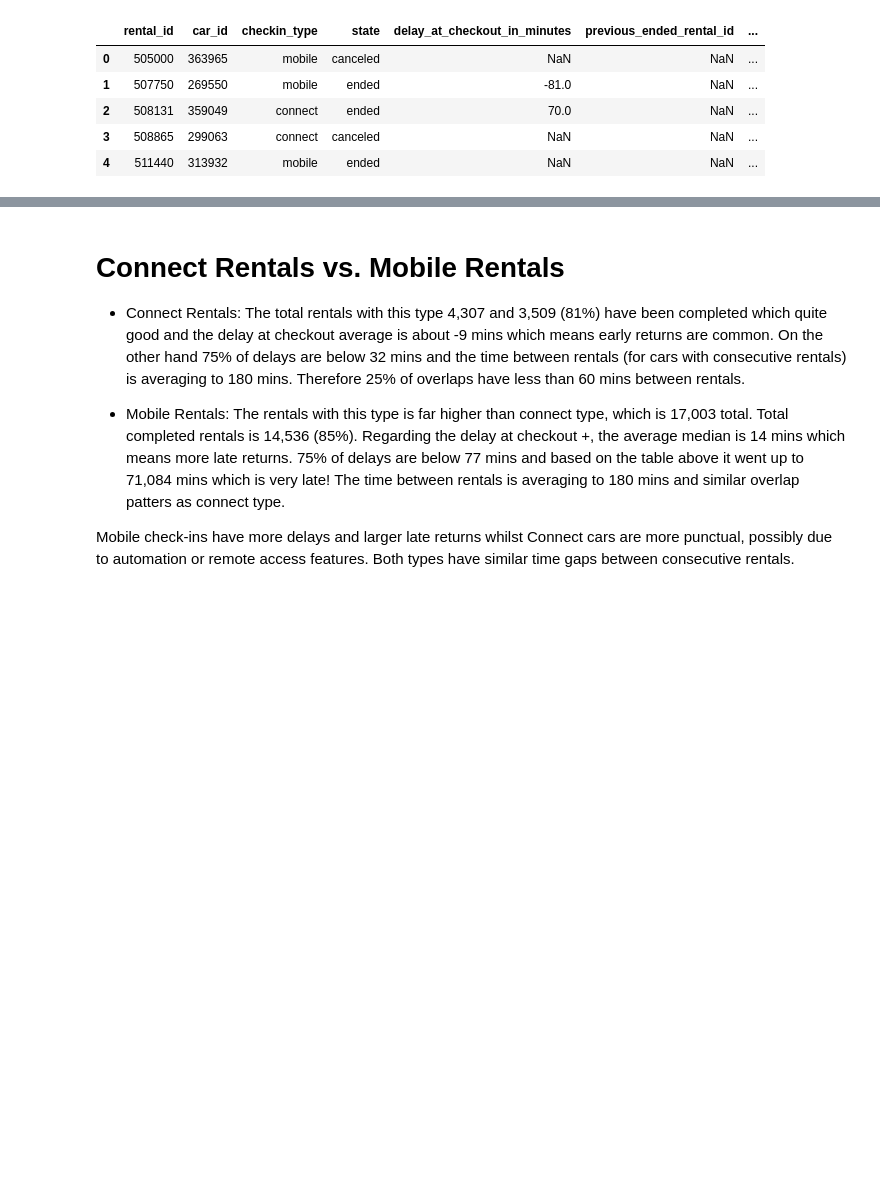
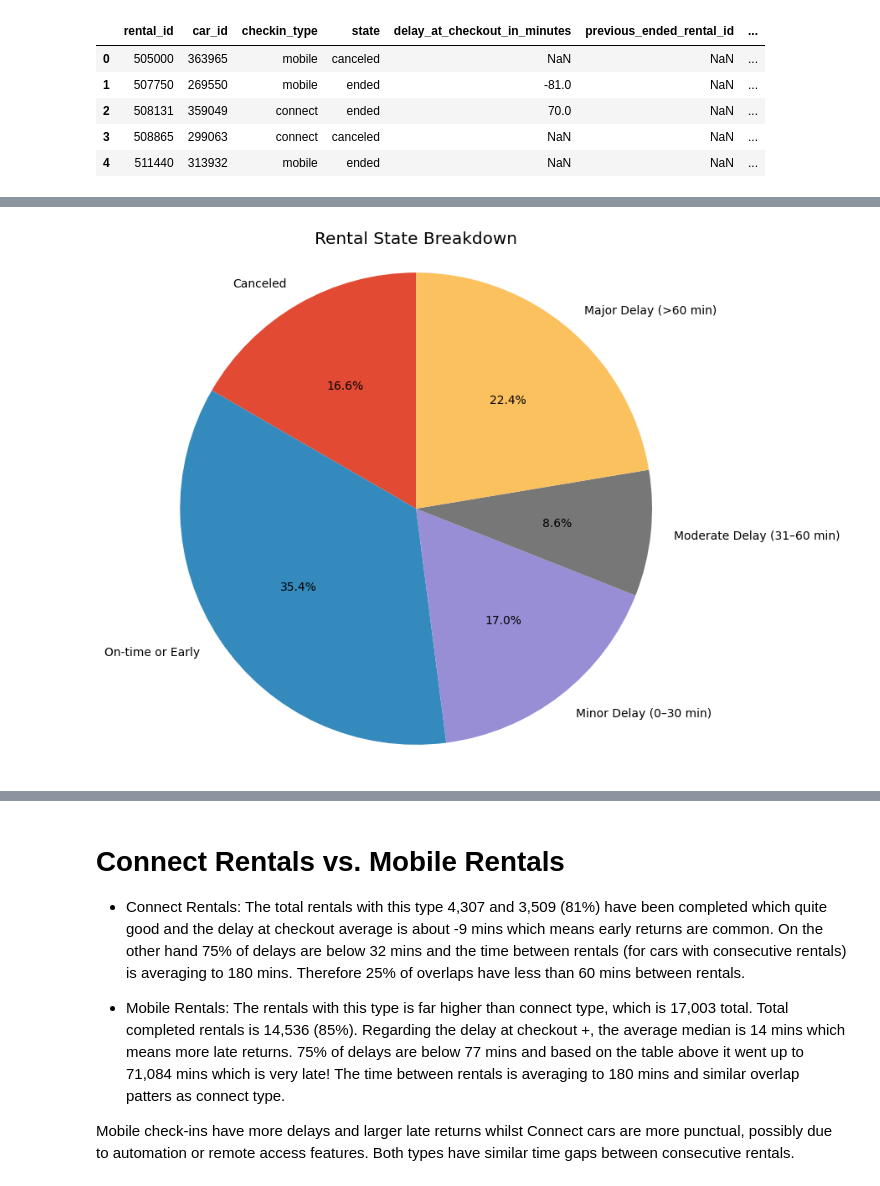
Before and after one commit to YnaPqt/deploiement-getaround, a Jupyter notebook: getaround_analysis.ipynb, the cells around one changed output, grey strips where cells are left out. Cells and saved outputs as stored; diff of their text form; code cells hidden in the pictures; blank space fills up the shorter version.

```diff
--- a/getaround_analysis.ipynb
+++ b/getaround_analysis.ipynb
@@ -151 +148,27 @@ Duplicates: 0
+# %%
+# Distribution of rental states
+canceled = df[df['state'] == 'canceled']
+ended = df[df['state'] == 'ended']
+
+on_time = ended[ended['delay_at_checkout_in_minutes'] <= 0]
+minor_delay = ended[(ended['delay_at_checkout_in_minutes'] > 0) & (ended['delay_at_checkout_in_minutes'] <= 30)]
+moderate_delay = ended[(ended['delay_at_checkout_in_minutes'] > 30) & (ended['delay_at_checkout_in_minutes'] <= 60)]
+major_delay = ended[ended['delay_at_checkout_in_minutes'] > 60]
+
+labels = ['Canceled', 'On-time or Early', 'Minor Delay (0–30 min)', 'Moderate Delay (31–60 min)', 'Major Delay (>60 min)']
+sizes = [
+    len(canceled),
+    len(on_time),
+    len(minor_delay),
+    len(moderate_delay),
+    len(major_delay)
+]
+
+plt.figure(figsize=(8, 8))
+plt.pie(sizes, labels=labels, autopct='%1.1f%%', startangle=90)
+plt.title('Rental State Breakdown')
+plt.axis('equal')
+plt.show()
+# %% [output]
+[figure, added]
 # %%
```
Also changed, not shown: parts of 20 cells of this notebook.
